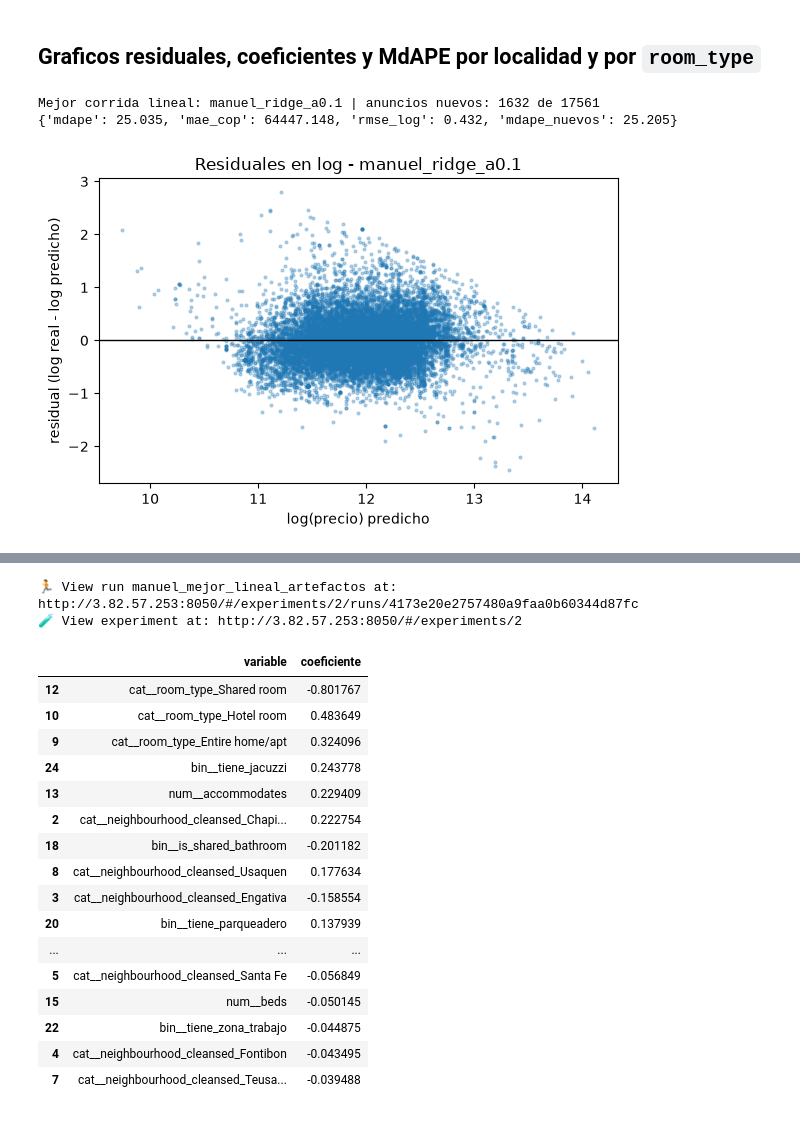
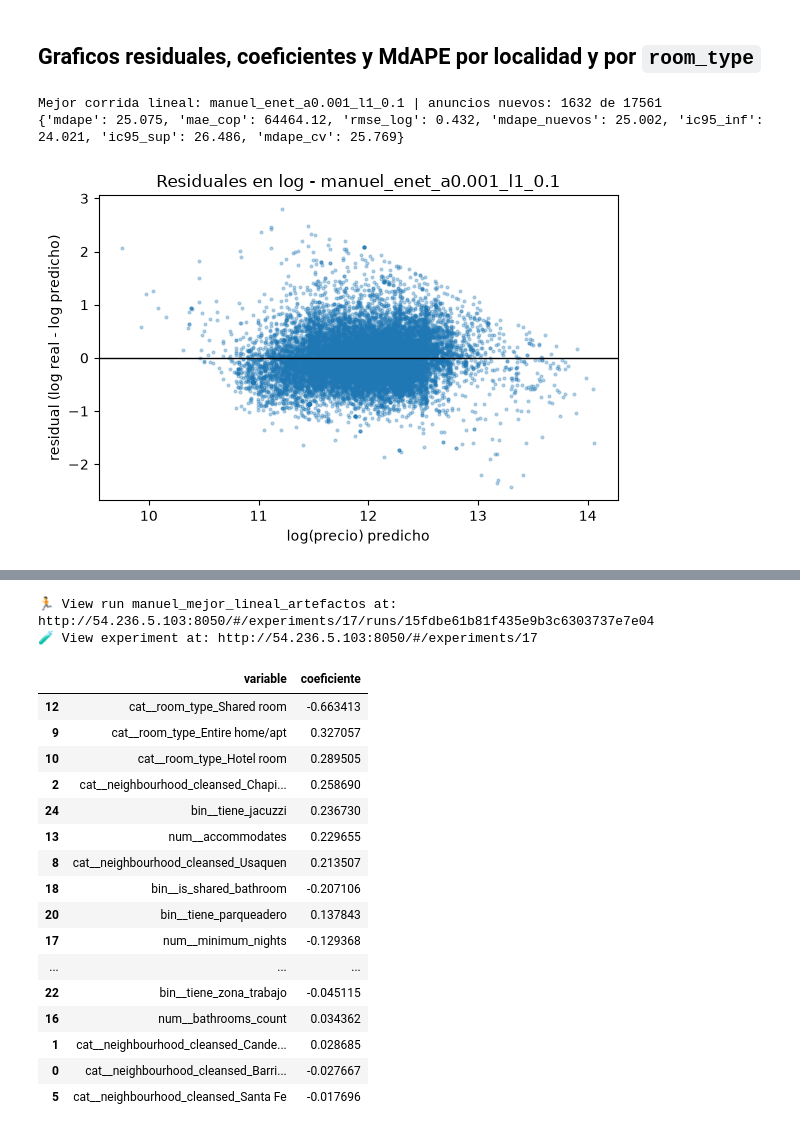
Before and after one commit to EdgarIMR/precios_airbnb_bogota, a Jupyter notebook: notebooks/02_baseline_lineales.ipynb, the cells around one changed output, grey strips where cells are left out. Cells and saved outputs as stored; diff of their text form; code cells hidden in the pictures.

Commit message:
Actualiza cuaderno de modelos lineales

```diff
--- a/notebooks/02_baseline_lineales.ipynb
+++ b/notebooks/02_baseline_lineales.ipynb
@@ -40,9 +65,14 @@ Localidades habilitadas: ['Barrios Unidos', 'Candelaria', 'Chapinero', 'Engativa
 iniciar_mlflow('bogoprice-baseline')
 
 claves = ['neighbourhood_cleansed', 'room_type']
-medianas = train.groupby(claves)[config.TARGET].median().rename('pred')
-pred = test[claves].join(medianas, on=claves)['pred'].fillna(train[config.TARGET].median())
-m = metricas_precio(y_test_cop, pred)
-registrar_corrida('manuel_mediana_localidad_tipo', {'modelo': 'mediana', 'agrupacion': '+'.join(claves)}, m)
+mdape_pliegues = []
+for idx_ent, idx_val in pliegues:
+    ent, val = train.iloc[idx_ent], train.iloc[idx_val]
+    medianas = ent.groupby(claves)[config.TARGET].median().rename('pred')
+    pred = val[claves].join(medianas, on=claves)['pred'].fillna(ent[config.TARGET].median())
+    mdape_pliegues.append(mdape(val[config.TARGET], pred))
+m = {'mdape_cv': float(np.mean(mdape_pliegues)), 'mdape_cv_std': float(np.std(mdape_pliegues, ddof=1))}
+registrar_corrida('manuel_mediana_localidad_tipo', {'modelo': 'mediana', 'agrupacion': '+'.join(claves)}, m,
+                  tags={'etapa': 'validacion_cruzada'})
 m
 # %% [output]
@@ -63,10 +92,11 @@ for nombre, modelo, params in [
     *[(f'manuel_ridge_a{a}', Ridge(alpha=a), {'modelo': 'Ridge', 'alpha': a}) for a in [0.1, 1, 10]],
     *[(f'manuel_enet_a{a}', ElasticNet(alpha=a, l1_ratio=0.5, max_iter=5000), {'modelo': 'ElasticNet', 'alpha': a, 'l1_ratio': 0.5}) for a in [0.001, 0.01]],
 ]:
-    pipe = construir_pipeline(modelo).fit(X_train, y_train)
-    m = metricas_precio(y_test_cop, np.exp(pipe.predict(X_test)))
-    registrar_corrida(nombre, params, m, pipeline=pipe)
+    pipe = construir_pipeline(modelo)
+    m = evaluar_cv_lineal(pipe)
+    pipe = pipe.fit(X_train, y_train)          # modelo entrenado con todo junio
+    registrar_corrida(nombre, params, m, pipeline=pipe, tags={'etapa': 'validacion_cruzada'})
     pipelines[nombre] = pipe
     resultados.append({'corrida': nombre, **m})
-pd.DataFrame(resultados).sort_values('mdape')
+pd.DataFrame(resultados).sort_values('mdape_cv')
 # %% [output]
@@ -105,14 +136,16 @@ iniciar_mlflow('bogoprice-lineales')
 resultados_enet = []
 for l1 in [0.1, 0.5, 0.9]:
     nombre = f'manuel_enet_a0.001_l1_{l1}'
-    pipe_e = construir_pipeline(ElasticNet(alpha=0.001, l1_ratio=l1, max_iter=5000)).fit(X_train, y_train)
-    m = metricas_precio(y_test_cop, np.exp(pipe_e.predict(X_test)))
-    registrar_corrida(nombre, {'modelo': 'ElasticNet', 'alpha': 0.001, 'l1_ratio': l1}, m, pipeline=pipe_e)
+    pipe_e = construir_pipeline(ElasticNet(alpha=0.001, l1_ratio=l1, max_iter=5000))
+    m = evaluar_cv_lineal(pipe_e)
+    pipe_e = pipe_e.fit(X_train, y_train)      # modelo entrenado con todo junio
+    registrar_corrida(nombre, {'modelo': 'ElasticNet', 'alpha': 0.001, 'l1_ratio': l1}, m, pipeline=pipe_e,
+                      tags={'etapa': 'validacion_cruzada'})
     pipelines[nombre] = pipe_e
     resultados_enet.append({
         'corrida': nombre,
         'coef_no_cero': int((pipe_e.named_steps['modelo'].coef_ != 0).sum()),
         **m,
     })
-pd.DataFrame(resultados_enet).sort_values('mdape')
+pd.DataFrame(resultados_enet).sort_values('mdape_cv')
 # %% [output]
@@ -192,7 +244,8 @@ pd.DataFrame(resultados_features).sort_values('mdape')
 iniciar_mlflow('bogoprice-lineales')
 
 res_lineales = pd.concat([pd.DataFrame(resultados), pd.DataFrame(resultados_enet)], ignore_index=True)
-mejor = res_lineales.sort_values('mdape').iloc[0]['corrida']
+# Se elige con la validación cruzada; septiembre se usa una sola vez, para el modelo elegido
+mejor = res_lineales.sort_values('mdape_cv').iloc[0]['corrida']
 pipe = pipelines[mejor]
 modelo_mejor = pipe.named_steps['modelo']
 
@@ -206,6 +259,8 @@ es_nuevo = ~test['id'].isin(ids_junio).values
 
 m = metricas_precio(y_test_cop, pred_cop)
 m['mdape_nuevos'] = mdape(y_test_cop.values[es_nuevo], pred_cop[es_nuevo])
+m['ic95_inf'], m['ic95_sup'] = intervalo_bootstrap(y_test_cop.values[es_nuevo], pred_cop[es_nuevo])
+m['mdape_cv'] = float(res_lineales.set_index('corrida').loc[mejor, 'mdape_cv'])
 print(f"Mejor corrida lineal: {mejor} | anuncios nuevos: {es_nuevo.sum()} de {len(test)}")
 print({k: round(v, 3) for k, v in m.items()})
 
@@ -226,34 +281,34 @@ por_grupo = pd.concat([
     ape.groupby('neighbourhood_cleansed')['ape'].agg(mdape='median', n='size').reset_index()
        .rename(columns={'neighbourhood_cleansed': 'categoria'}).assign(agrupacion='localidad'),
     ape.groupby('room_type')['ape'].agg(mdape='median', n='size').reset_index()
        .rename(columns={'room_type': 'categoria'}).assign(agrupacion='room_type'),
 ], ignore_index=True)[['agrupacion', 'categoria', 'mdape', 'n']]
 
 params = {'corrida_origen': mejor, 'modelo': type(modelo_mejor).__name__,
           **{k: v for k, v in modelo_mejor.get_params().items() if k in ('alpha', 'l1_ratio')}}
 
 with tempfile.TemporaryDirectory() as tmp:
     ruta_png = os.path.join(tmp, 'residuales_log.png')
     ruta_coef = os.path.join(tmp, 'coeficientes_top20.csv')
     ruta_grupos = os.path.join(tmp, 'mdape_por_grupo.csv')
 
     fig, ax = plt.subplots(figsize=(6, 4))
     ax.scatter(pred_log, residuales, s=4, alpha=0.3)
     ax.axhline(0, color='black', lw=1)
     ax.set(xlabel='log(precio) predicho', ylabel='residual (log real - log predicho)',
            title=f'Residuales en log - {mejor}')
     fig.tight_layout()
     fig.savefig(ruta_png, dpi=120)
     plt.show()
 
     top20.to_csv(ruta_coef, index=False)
     por_grupo.to_csv(ruta_grupos, index=False)
     registrar_corrida('manuel_mejor_lineal_artefactos', params, m, pipeline=pipe,
-                      artefactos=[ruta_png, ruta_coef, ruta_grupos])
+                      artefactos=[ruta_png, ruta_coef, ruta_grupos], tags={'etapa': 'prueba_final'})
 
 display(top20)
 display(por_grupo.sort_values(['agrupacion', 'mdape']))
 # %% [output]
-Mejor corrida lineal: manuel_ridge_a0.1 | anuncios nuevos: 1632 de 17561
-{'mdape': 25.035, 'mae_cop': 64447.148, 'rmse_log': 0.432, 'mdape_nuevos': 25.205}
+Mejor corrida lineal: manuel_enet_a0.001_l1_0.1 | anuncios nuevos: 1632 de 17561
+{'mdape': 25.075, 'mae_cop': 64464.12, 'rmse_log': 0.432, 'mdape_nuevos': 25.002, 'ic95_inf': 24.021, 'ic95_sup': 26.486, 'mdape_cv': 25.769}
-[figure, old version]
+[figure, new version]
@@ -262,20 +317,20 @@ Mejor corrida lineal: manuel_ridge_a0.1 | anuncios nuevos: 1632 de 17561
-🏃 View run manuel_mejor_lineal_artefactos at: http://3.82.57.253:8050/#/experiments/2/runs/4173e20e2757480a9faa0b60344d87fc
-🧪 View experiment at: http://3.82.57.253:8050/#/experiments/2
+🏃 View run manuel_mejor_lineal_artefactos at: http://54.236.5.103:8050/#/experiments/17/runs/15fdbe61b81f435e9b3c6303737e7e04
+🧪 View experiment at: http://54.236.5.103:8050/#/experiments/17
 |  | variable | coeficiente |
-| 12 | cat__room_type_Shared room | -0.801767 |
-| 10 | cat__room_type_Hotel room | 0.483649 |
-| 9 | cat__room_type_Entire home/apt | 0.324096 |
-| 24 | bin__tiene_jacuzzi | 0.243778 |
-| 13 | num__accommodates | 0.229409 |
-| 2 | cat__neighbourhood_cleansed_Chapi... | 0.222754 |
-| 18 | bin__is_shared_bathroom | -0.201182 |
-| 8 | cat__neighbourhood_cleansed_Usaquen | 0.177634 |
-| 3 | cat__neighbourhood_cleansed_Engativa | -0.158554 |
-| 20 | bin__tiene_parqueadero | 0.137939 |
+| 12 | cat__room_type_Shared room | -0.663413 |
+| 9 | cat__room_type_Entire home/apt | 0.327057 |
+| 10 | cat__room_type_Hotel room | 0.289505 |
+| 2 | cat__neighbourhood_cleansed_Chapi... | 0.258690 |
+| 24 | bin__tiene_jacuzzi | 0.236730 |
+| 13 | num__accommodates | 0.229655 |
+| 8 | cat__neighbourhood_cleansed_Usaquen | 0.213507 |
+| 18 | bin__is_shared_bathroom | -0.207106 |
+| 20 | bin__tiene_parqueadero | 0.137843 |
+| 17 | num__minimum_nights | -0.129368 |
 | ... | ... | ... |
-| 5 | cat__neighbourhood_cleansed_Santa Fe | -0.056849 |
-| 15 | num__beds | -0.050145 |
-| 22 | bin__tiene_zona_trabajo | -0.044875 |
-| 4 | cat__neighbourhood_cleansed_Fontibon | -0.043495 |
-| 7 | cat__neighbourhood_cleansed_Teusa... | -0.039488 |
+| 22 | bin__tiene_zona_trabajo | -0.045115 |
+| 16 | num__bathrooms_count | 0.034362 |
+| 1 | cat__neighbourhood_cleansed_Cande... | 0.028685 |
+| 0 | cat__neighbourhood_cleansed_Barri... | -0.027667 |
+| 5 | cat__neighbourhood_cleansed_Santa Fe | -0.017696 |
 |  | agrupacion | categoria | mdape | n |
```
Also changed, not shown: parts of 7 cells of this notebook.
